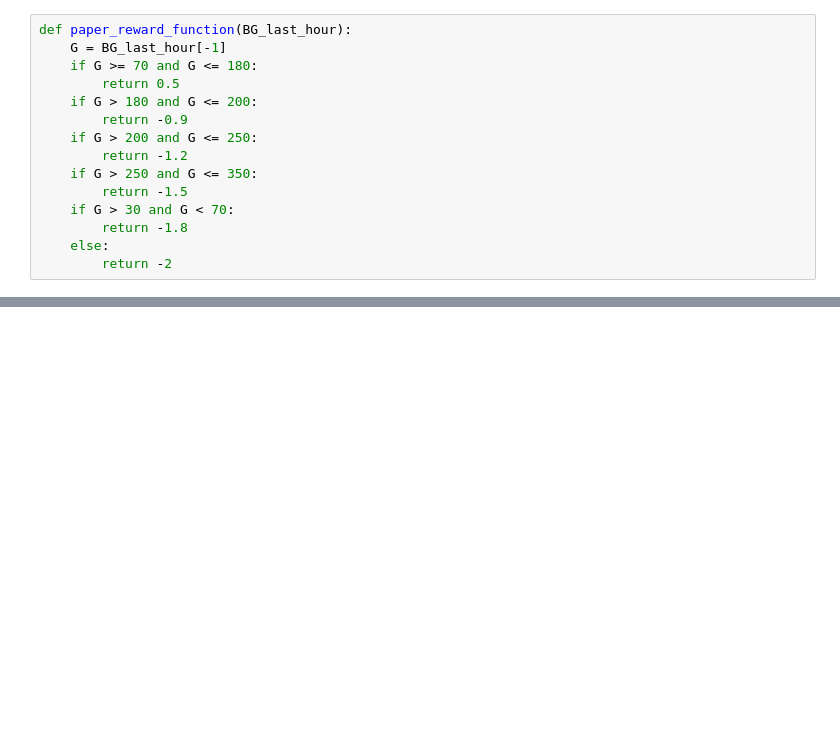
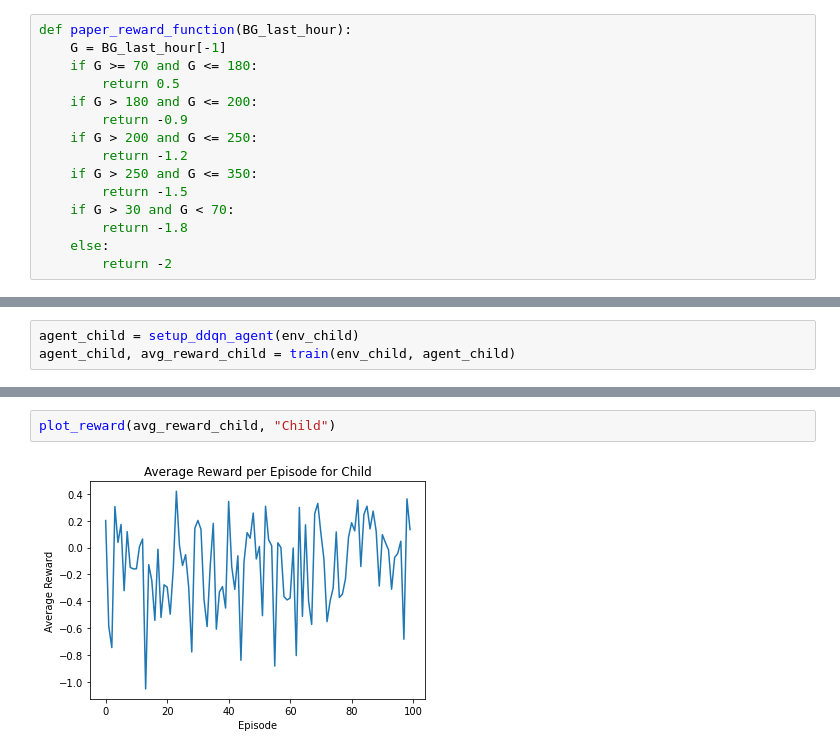
Before and after one commit to vitamys/rl_project, a Jupyter notebook: DDQlearning.ipynb, the cells around one changed output, grey strips where cells are left out. Cells and saved outputs as stored; diff of their text form; blank space fills up the shorter version.

```diff
--- a/DDQlearning.ipynb
+++ b/DDQlearning.ipynb
@@ -469,0 +414,3 @@ TypeError: T1DSimEnv.__init__() missing 4 required positional arguments: 'patien
+# %%
+agent_child = setup_ddqn_agent(env_child)
+agent_child, avg_reward_child = train(env_child, agent_child)
@@ -469,0 +435,4 @@ TypeError: T1DSimEnv.__init__() missing 4 required positional arguments: 'patien
+# %%
+plot_reward(avg_reward_child, "Child")
+# %% [output]
+[figure, added]
```
Also changed, not shown: parts of 46 cells of this notebook, 7 other files.
